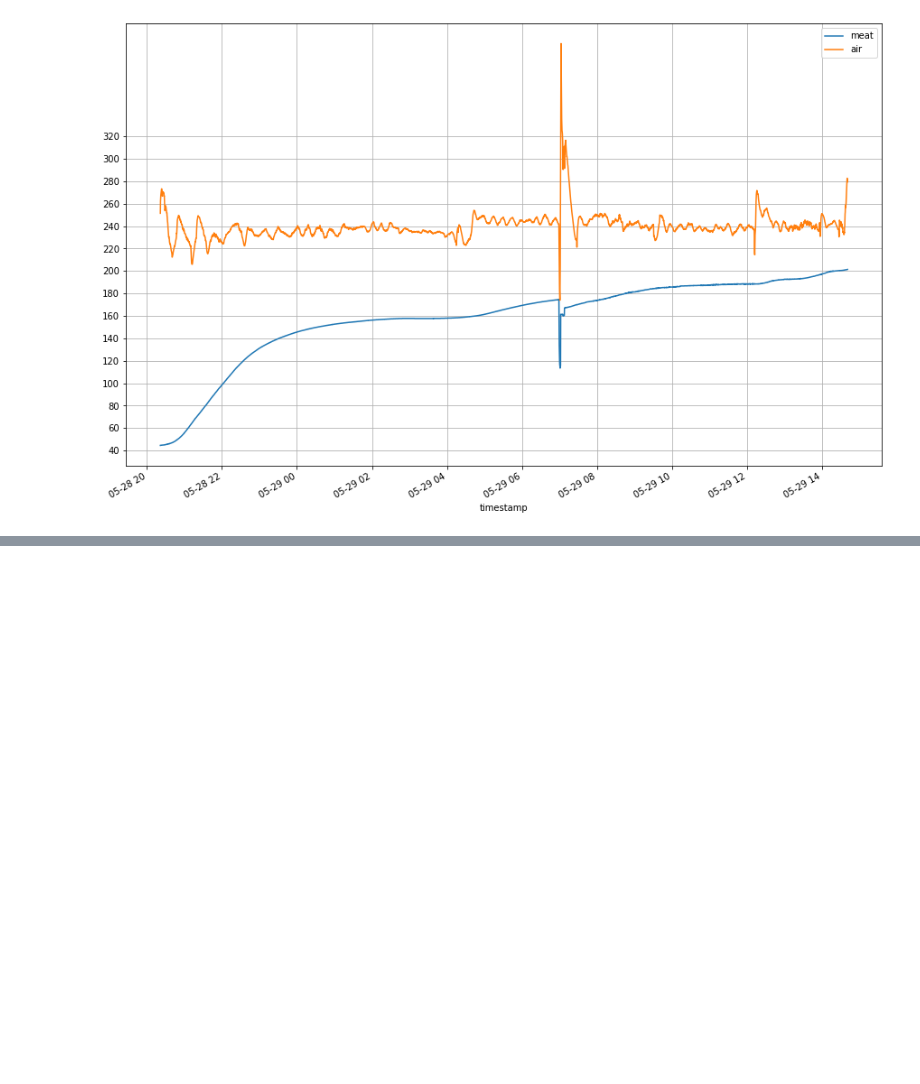
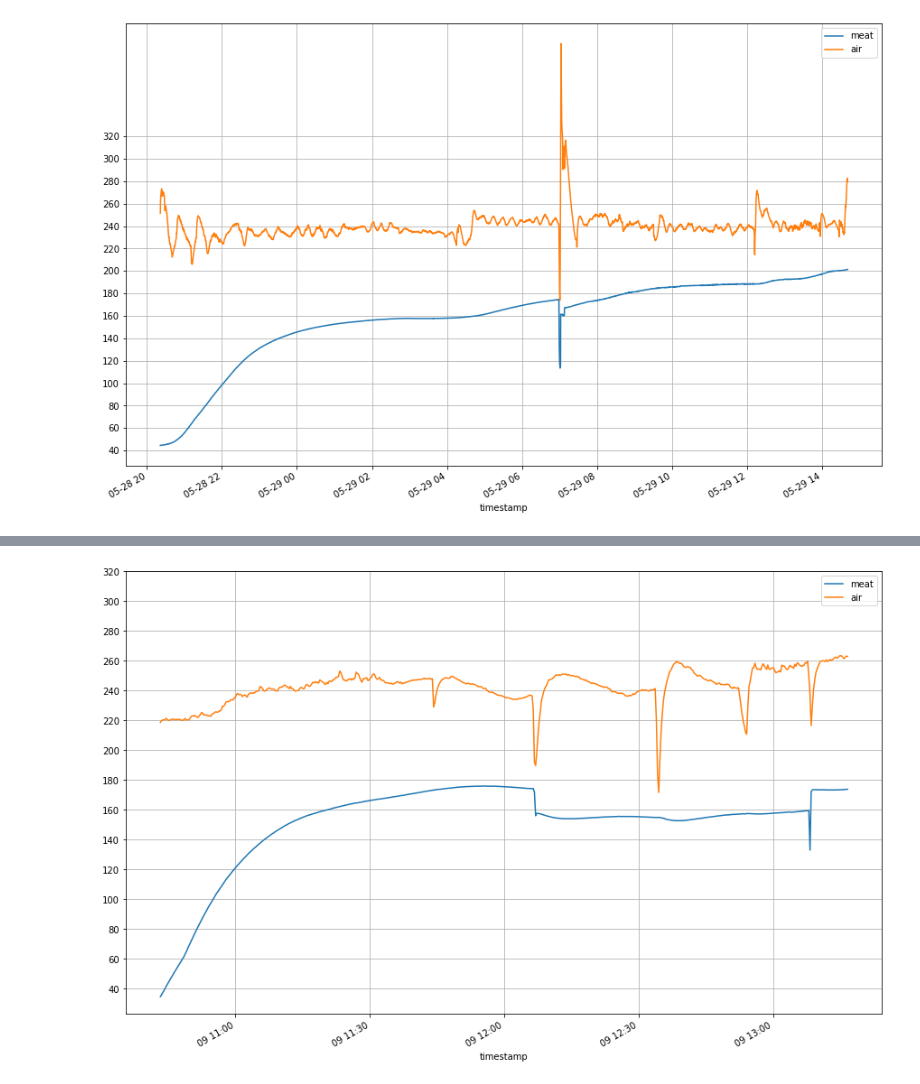
Before and after one commit to sbeckert1/smoker, a Jupyter notebook: data/Untitled.ipynb, the cells around one changed output, grey strips where cells are left out. Cells and saved outputs as stored; diff of their text form; code cells hidden in the pictures; blank space fills up the shorter version.

```diff
--- a/data/Untitled.ipynb
+++ b/data/Untitled.ipynb
@@ -204,0 +212,3 @@ plotJSON('../data/brisket_15_2.txt')
+# %%
+plotJSON('../data/chicken_3lb.txt')
+# %% [output]
@@ -204,0 +218 @@ plotJSON('../data/brisket_15_2.txt')
+[figure, added]
```
Also changed, not shown: parts of 3 cells of this notebook, 1 other file.
